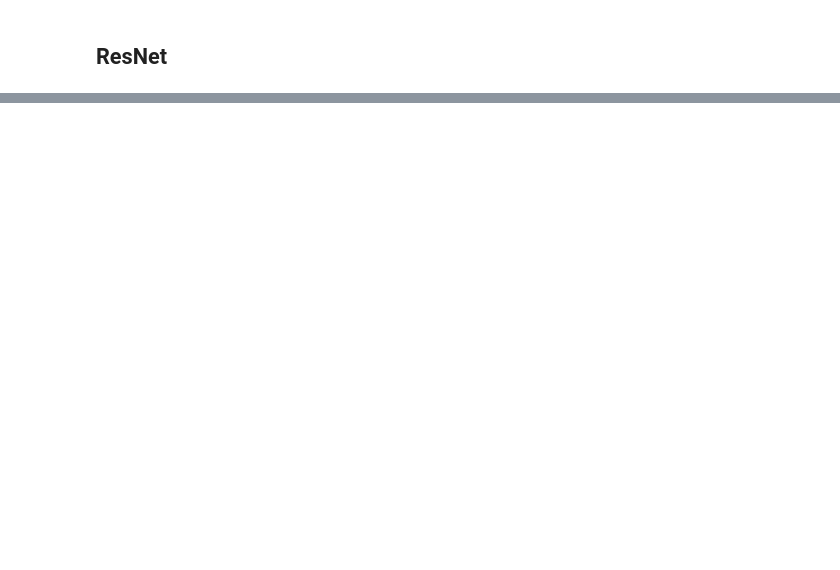
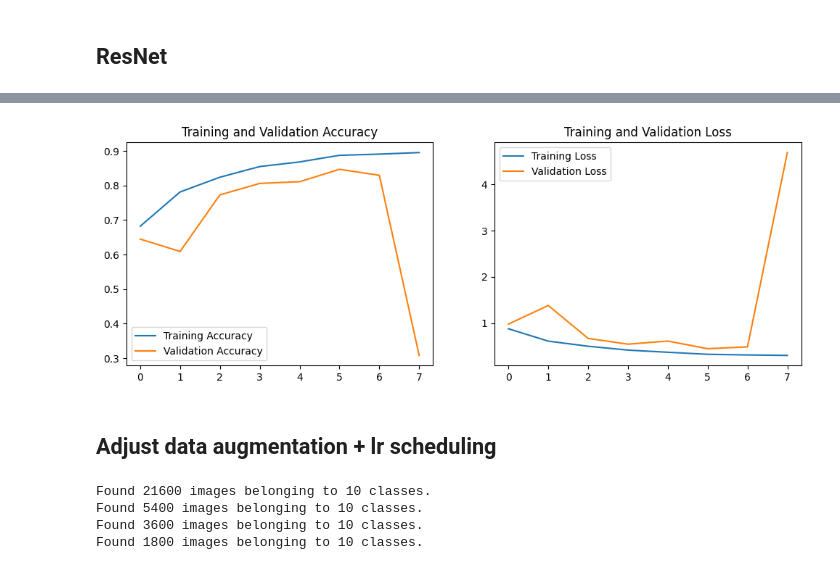
Before and after one commit to CEEU-lab/imgClassification, a Jupyter notebook: Image_Modeling_with_Keras/landuse_classification_EuroSat/Cnn_architectures.ipynb, the cells around one changed output, grey strips where cells are left out. Cells and saved outputs as stored; diff of their text form; code cells hidden in the pictures; blank space fills up the shorter version.

```diff
--- a/Image_Modeling_with_Keras/landuse_classification_EuroSat/Cnn_architectures.ipynb
+++ b/Image_Modeling_with_Keras/landuse_classification_EuroSat/Cnn_architectures.ipynb
@@ -274,0 +533,8 @@ print(f"Test Accuracy: {accuracy}")
+# %%
+input_shape = (64, 64, 3)
+num_classes = 10  # classes in EuroSAT
+
+# Build and summarize the CNN model
+basic_cnn = build_cnn_model_rev(input_shape, num_classes)
+
+basic_cnn.summary()
@@ -274,0 +563,10 @@ print(f"Test Accuracy: {accuracy}")
+# %%
+basic_cnn.compile(optimizer='adam', loss='categorical_crossentropy', metrics=['accuracy'])
+
+# Entrenamiento del modelo
+history = basic_cnn.fit(
+    train_generator,
+    validation_data=val_generator,
+    epochs=8,
+    callbacks=[EarlyStopping(monitor='val_loss', patience=6)]
+)
@@ -274,0 +597,23 @@ print(f"Test Accuracy: {accuracy}")
+# %%
+plot_training_history(history)
+# %% [output]
+[figure, added]
+# %% [markdown]
+## Adjust data augmentation + lr scheduling
+# %%
+from eurosat_model import create_extended_generators_with_brightness_contrast
+data_dir = './data/2750/'
+
+# Create the data generators
+train_generator, val_generator, test_generator = create_extended_generators_with_brightness_contrast(
+    data_dir=data_dir,
+    img_size=(48, 48),
+    batch_size=16,
+    validation_split=0.2,
+    test_split=0.1
+)
+# %% [output]
+Found 21600 images belonging to 10 classes.
+Found 5400 images belonging to 10 classes.
+Found 3600 images belonging to 10 classes.
+Found 1800 images belonging to 10 classes.
```
Also changed, not shown: parts of 36 cells of this notebook.
